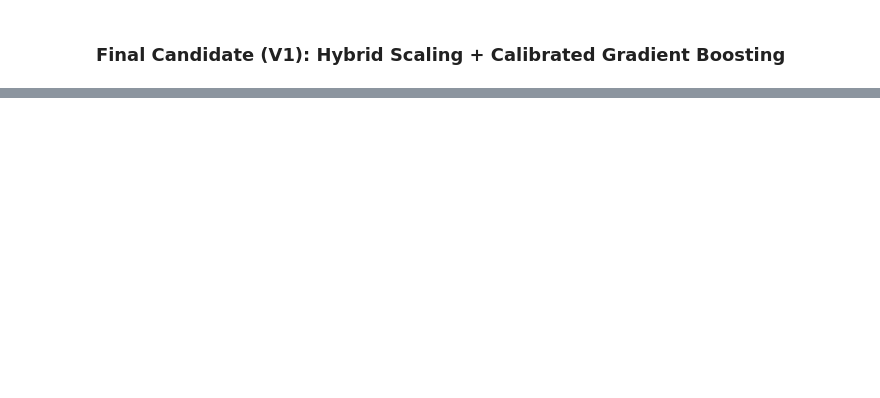
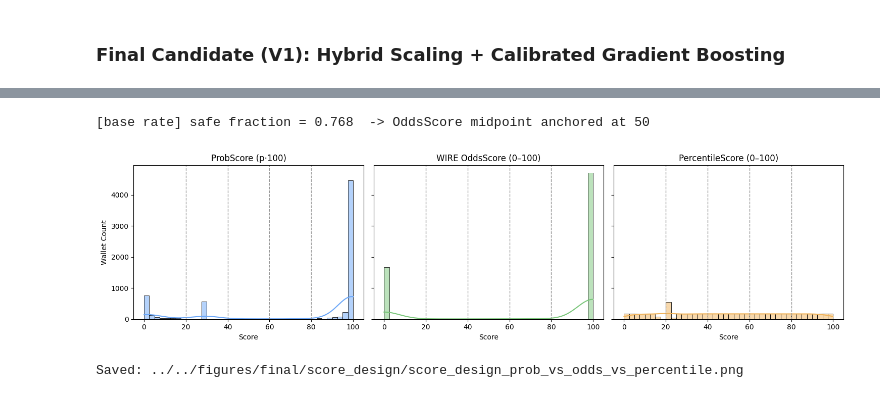
Before and after one commit to mrkc2303/Web3-FICO, a Jupyter notebook: notebooks/modeling/WIRE_end_to_end_scaling_and_model_sweep.ipynb, the cells around one changed output, grey strips where cells are left out. Saved outputs shown, nothing was run; the diff lists cells and outputs as text; code cells hidden in the pictures; blank space fills up the shorter version.

Commit message:
Added new changes and visuals

```diff
--- a/notebooks/modeling/WIRE_end_to_end_scaling_and_model_sweep.ipynb
+++ b/notebooks/modeling/WIRE_end_to_end_scaling_and_model_sweep.ipynb
@@ -660,0 +742,80 @@ Demo FICO-like score (0–100): 99.76
+# %%
+# ============================
+# WIRE score mapping: Probability -> FICO-like OddsScore + PercentileScore
+# ============================
+import numpy as np, pandas as pd, matplotlib.pyplot as plt, seaborn as sns
+from pathlib import Path
+from scipy.stats import rankdata
+
+FIX_DIR = Path("../../figures/final/score_design"); FIX_DIR.mkdir(parents=True, exist_ok=True)
+
+# --- pick the probability series to score ---
+# Use the smoother, well-calibrated variant from your diagnostics.
+# If you didn't run that cell, fall back to y_prob.
+p_best = globals().get("p_smooth", globals().get("y_prob"))
+assert p_best is not None, "No probability vector found. Run the final pipeline inference first."
+
+# --- base rate (used to anchor log-odds) ---
+base = float((y_all == 1).mean())  # prevalence of 'safe'
+eps = 1e-9
+
+def wire_odds_score(p, base_rate=base, midpoint=50.0, points_to_double_odds=20.0):
+    """
+    Map calibrated probability of SAFE -> 0..100 FICO-like score.
+    - Center at dataset base rate (so typical wallets sit near 'midpoint').
+    - Points-to-double-odds controls slope (FICO analogy).
+    """
+    p = np.clip(np.asarray(p, dtype=float), eps, 1.0 - eps)
+    # log-odds relative to base rate
+    logodds = np.log(p / (1.0 - p))
+    logodds0 = np.log(base_rate / (1.0 - base_rate))
+    B = points_to_double_odds / np.log(2.0)     # points per ln(2) increase in odds
+    score = midpoint + B * (logodds - logodds0) # shift relative to base
+    return np.clip(score, 0.0, 100.0)
+
+def percentile_score(p):
+    """Monotonic rank-based 0..100 score for banding/UX (not a probability)."""
+    r = rankdata(p, method="average") / len(p)
+    return (r * 100.0).astype(float)
+
+# --- compute scores
+prob_score = np.clip(p_best * 100.0, 0, 100)             # what you plotted before
+odds_score = wire_odds_score(p_best, base_rate=base)      # FICO-like, compressed extremes
+pct_score  = percentile_score(p_best)                     # uniform by construction
+
+print(f"[base rate] safe fraction = {base:.3f}  -> OddsScore midpoint anchored at 50")
+
+# --- side-by-side comparison for slides
+fig, axes = plt.subplots(1, 3, figsize=(15, 4), sharey=True)
+for ax, data, title, color in [
+    (axes[0], prob_score, "ProbScore (p·100)", "#6aa6f8"),
+    (axes[1], odds_score, "WIRE OddsScore (0–100)", "#7bc77b"),
+    (axes[2], pct_score,  "PercentileScore (0–100)", "#f0b35a"),
+]:
+    sns.histplot(data, bins=40, kde=True, ax=ax, color=color)
+    for v in [20,40,60,80]: ax.axvline(v, color="#999", ls="--", lw=1)
+    ax.set_title(title); ax.set_xlabel("Score"); ax.set_ylabel("Wallet Count")
+plt.tight_layout()
+out_grid = FIX_DIR / "score_design_prob_vs_odds_vs_percentile.png"
+plt.savefig(out_grid, dpi=200); plt.show()
+print("Saved:", out_grid)
+
+# --- focused single-plot for your “final curve” slide (use OddsScore)
+plt.figure(figsize=(10,5))
+sns.histplot(odds_score, bins=40, kde=True, color="#7bc77b")
+for v in [20,40,60,80]: plt.axvline(v, color="#999", ls="--", lw=1)
+plt.title("Final Trust Score Distribution — WIRE OddsScore (0–100)")
+plt.xlabel("WIRE OddsScore"); plt.ylabel("Wallet Count")
+out_single = FIX_DIR / "final_trust_score_distribution_wire_odds.png"
+plt.tight_layout(); plt.savefig(out_single, dpi=200); plt.show()
+print("Saved:", out_single)
+
+# --- (optional) show how banding improves UX segmentation
+bands = pd.cut(odds_score, bins=[0,20,40,60,80,100], labels=["0–20","20–40","40–60","60–80","80–100"])
+band_counts = bands.value_counts().sort_index()
+print("\n[band distribution on OddsScore]")
+print(band_counts.to_string())
+# %% [output]
+[base rate] safe fraction = 0.768  -> OddsScore midpoint anchored at 50
+[figure, added]
+Saved: ../../figures/final/score_design/score_design_prob_vs_odds_vs_percentile.png
```
Also changed, not shown: parts of 14 cells of this notebook, 6 other files.
